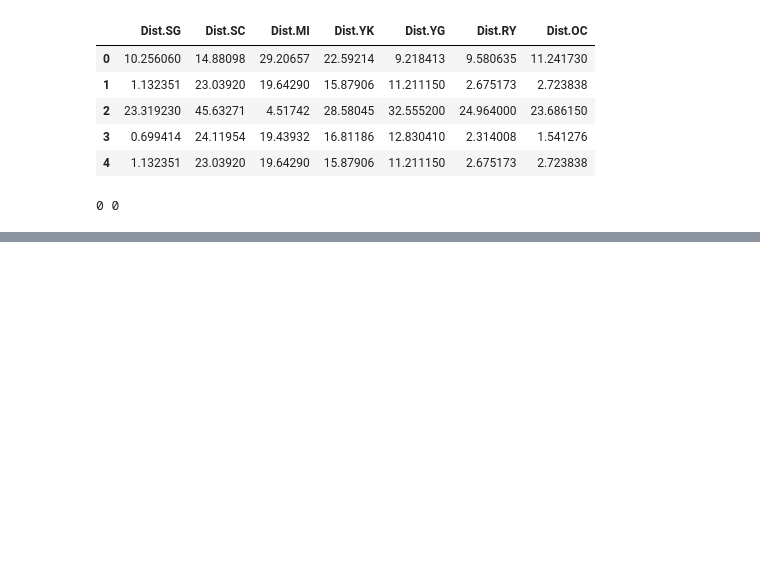
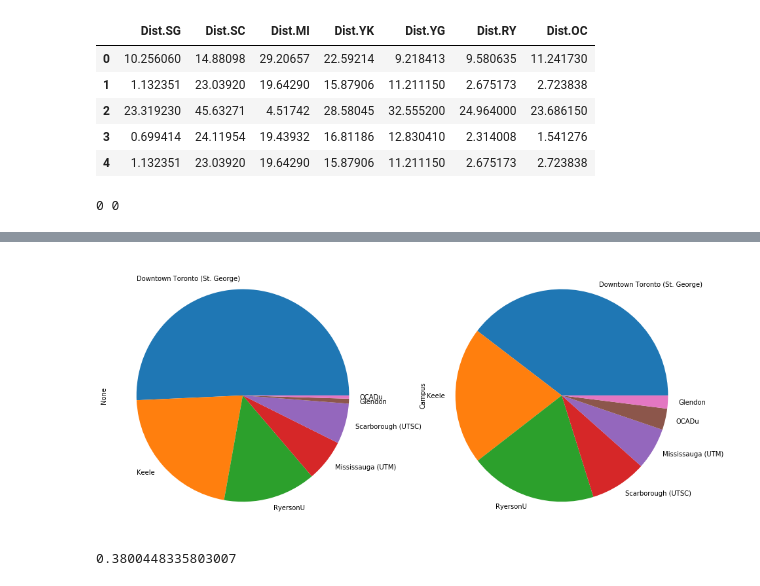
Before and after one commit to gonzaloMS-2000/PORPOS-TMG, a Jupyter notebook: Random_Forest/Location_Choice.ipynb, the cells around one changed output, grey strips where cells are left out. Drawn from its saved outputs; the diff is of its cells as text; code cells hidden in the pictures; blank space fills up the shorter version.

Commit message:
Probabilities accuracy

```diff
--- a/Random_Forest/Location_Choice.ipynb
+++ b/Random_Forest/Location_Choice.ipynb
@@ -109 +107,19 @@ Dist.YG    0.120912
 dtype: float64
+# %%
+import matplotlib.pyplot as plt
+plt.figure(figsize = (16, 16))
+plt.tight_layout()
+plt.subplot(1, 2, 1)
+pd.Series(y_pred).value_counts().plot.pie()
+plt.subplot(1, 2, 2)
+pd.Series(y_test).value_counts().plot.pie()
+plt.show()
+# %% [output]
+[figure, added]
+# %%
+probs = rf.predict_proba(X_test)
+schools = list(rf.classes_)
+results = pd.concat((y_test.reset_index(drop=True), pd.DataFrame(probs)), axis=1)
+results.apply(lambda x: x[schools.index(x.Campus)], axis=1).mean()
+# %% [output]
+0.3800448335803007
```
Also changed, not shown: parts of 3 cells of this notebook.
